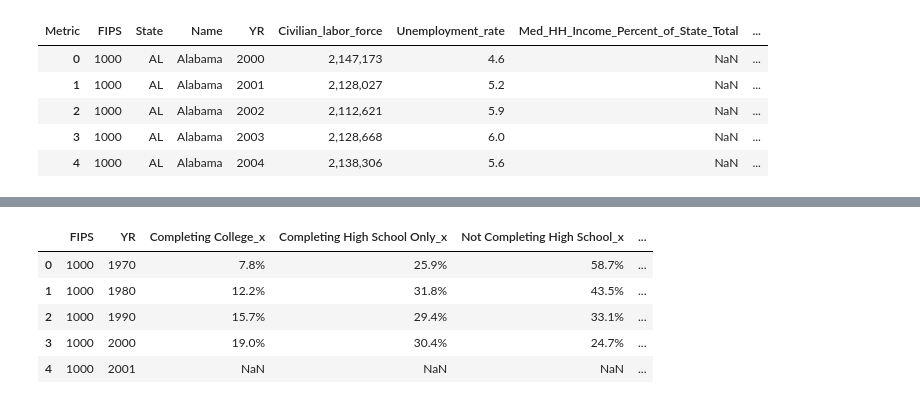
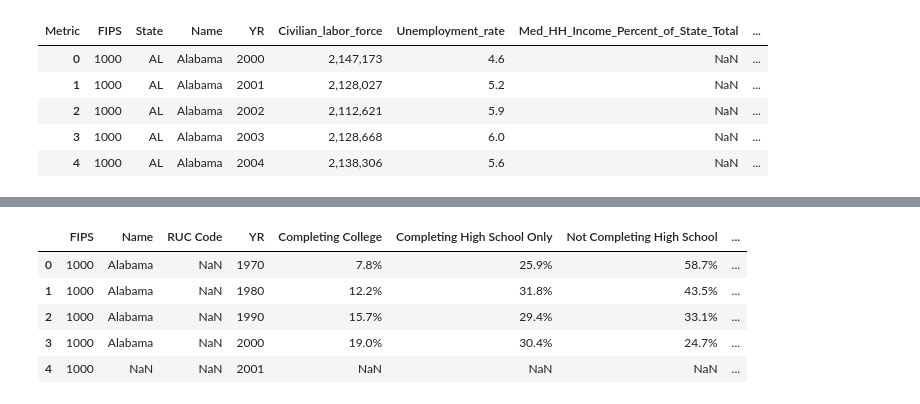
Before and after one commit to MIDS-at-Duke/opioids-2024-data-queens-king, a Jupyter notebook: USDA_data.ipynb, the cells around one changed output, grey strips where cells are left out. Drawn from its saved outputs; the diff is of its cells as text; code cells hidden in the pictures.

```diff
--- a/USDA_data.ipynb
+++ b/USDA_data.ipynb
@@ -220,4 +220,3 @@ poverty_data=poverty_data.drop(columns=['Name', 'RUC Code'])
 # unemployment_data=unemployment_data.drop(columns='Name')
 population_data=population_data.drop(columns=['Name', 'State'])
 unemployment_all_data=unemployment_all_data.drop(columns=['Name', 'State'])
-education_data=education_data.drop(columns=['Name', 'RUC Code'])
@@ -240,22 +223,21 @@ education_data
 # %%
 
 # Merge all the datasets on 'FIPS' and 'YR'
 merged_data = (
     education_data
     .merge(poverty_data, on=['FIPS', 'YR'], how='outer')  # Adjust 'how' if necessary
     # .merge(income_data, on=['FIPS', 'YR'], how='outer')
     # .merge(unemployment_data, on=['FIPS', 'YR'], how='outer')
-    .merge(education_data,on=['FIPS', 'YR'], how='outer')
     .merge(unemployment_all_data,on=['FIPS', 'YR'], how='outer')
     .merge(population_data, on=['FIPS', 'YR'], how='outer')
 )
 merged_data.head(5)
 # %% [output]
-|  | FIPS | YR | Completing College_x | Completing High School Only_x | Not Completing High School_x | ... |
-| 0 | 1000 | 1970 | 7.8% | 25.9% | 58.7% | ... |
-| 1 | 1000 | 1980 | 12.2% | 31.8% | 43.5% | ... |
-| 2 | 1000 | 1990 | 15.7% | 29.4% | 33.1% | ... |
-| 3 | 1000 | 2000 | 19.0% | 30.4% | 24.7% | ... |
-| 4 | 1000 | 2001 | NaN | NaN | NaN | ... |
+|  | FIPS | Name | RUC Code | YR | Completing College | Completing High School Only | Not Completing High School | ... |
+| 0 | 1000 | Alabama | NaN | 1970 | 7.8% | 25.9% | 58.7% | ... |
+| 1 | 1000 | Alabama | NaN | 1980 | 12.2% | 31.8% | 43.5% | ... |
+| 2 | 1000 | Alabama | NaN | 1990 | 15.7% | 29.4% | 33.1% | ... |
+| 3 | 1000 | Alabama | NaN | 2000 | 19.0% | 30.4% | 24.7% | ... |
+| 4 | 1000 | NaN | NaN | 2001 | NaN | NaN | NaN | ... |
 # %%
 merged_data.to_parquet("data/USDA_education_poverty_unemployment_income.parquet", index=False)
```
Also changed, not shown: parts of 1 cell of this notebook, 1 other file.
